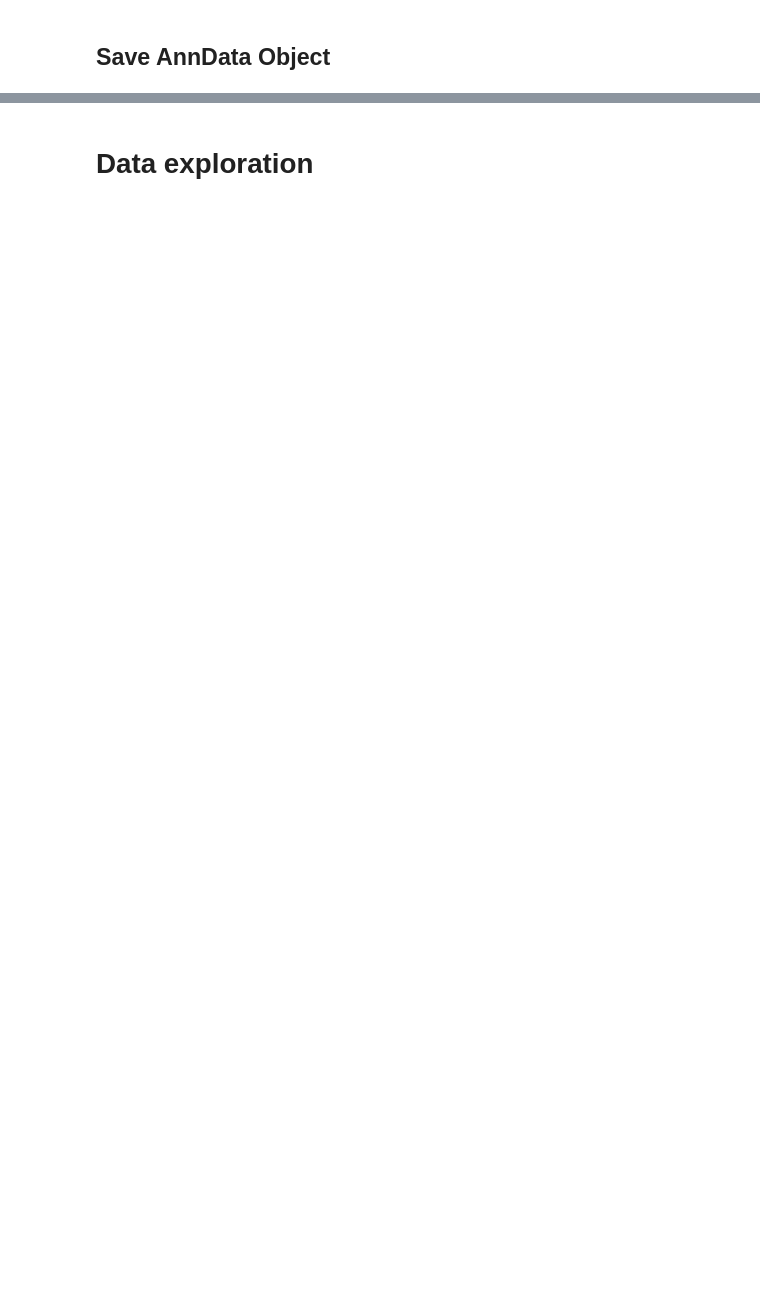
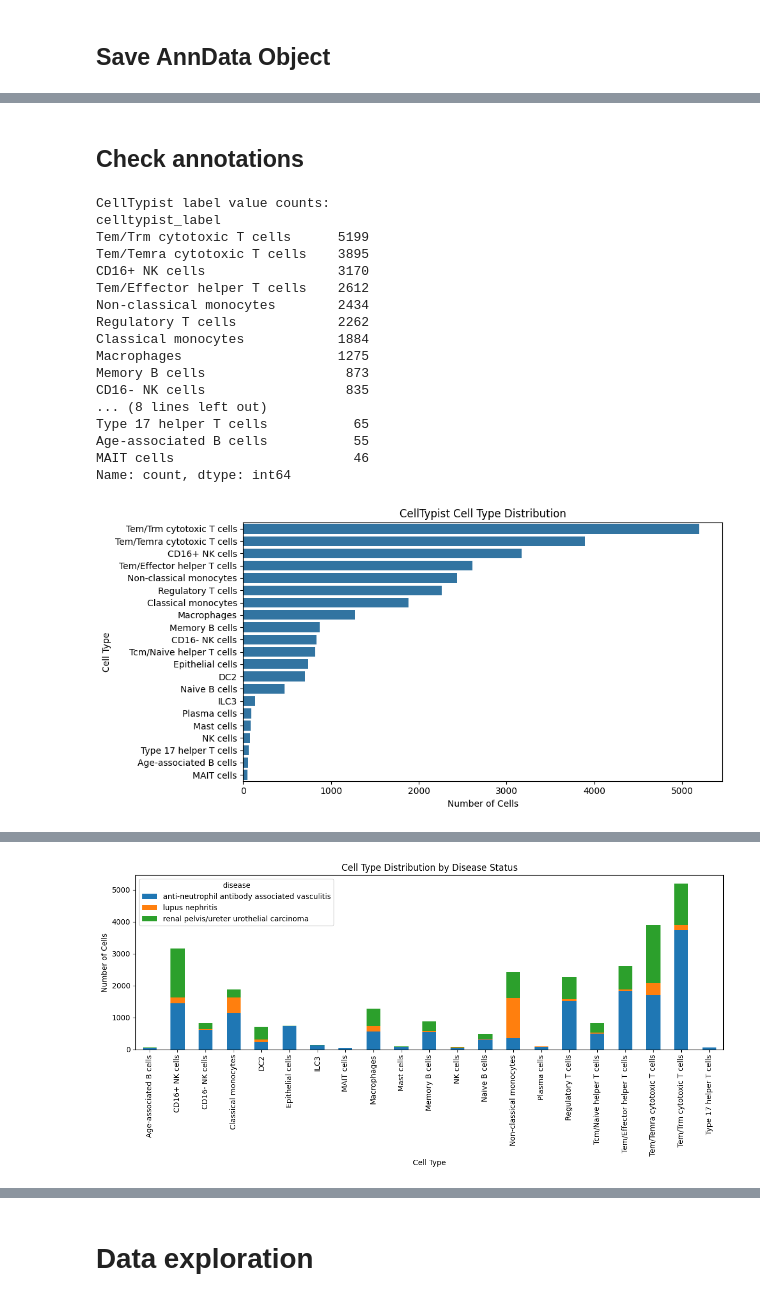
Before and after one commit to aumchampaneri/complement-receptor-blockade, a Jupyter notebook: local-notebooks/lupus-emtab.ipynb, the cells around one changed output, grey strips where cells are left out. Cells and saved outputs as stored; diff of their text form; code cells hidden in the pictures; blank space fills up the shorter version.

Commit message:
annotation and qc of emtab lupus data implementeted

```diff
--- a/local-notebooks/lupus-emtab.ipynb
+++ b/local-notebooks/lupus-emtab.ipynb
@@ -313,0 +322,20 @@ adata.write_h5ad(f"{PDIR}/lupus-emtab/input-data/lupus-emtab_processed.h5ad")
+# %%
+# Reset adata.X from adata.raw.X and apply normalization/log1p for CellTypist
+import numpy as np
+import scanpy as sc
+import scipy.sparse
+if hasattr(adata, 'raw') and adata.raw is not None:
+    print("Resetting adata.X from adata.raw.X (raw counts)...")
+    if scipy.sparse.issparse(adata.raw.X):
+        adata.X = adata.raw.X.toarray().copy()
+    else:
+        adata.X = adata.raw.X.copy()
+    print(f"After reset, min: {adata.X.min()}, max: {adata.X.max()}")
+    print("Normalizing total counts to 1e4 per cell...")
+    sc.pp.normalize_total(adata, target_sum=1e4)
+    print(f"After normalization, min: {adata.X.min()}, max: {adata.X.max()}")
+    print("Applying log1p transformation...")
+    sc.pp.log1p(adata)
+    print(f"After log1p, min: {adata.X.min()}, max: {adata.X.max()}")
+else:
+    print("No .raw attribute found. Cannot reset adata.X.")
@@ -313,0 +433,51 @@ adata.write_h5ad(f"{PDIR}/lupus-emtab/input-data/lupus-emtab_processed.h5ad")
+# %% [markdown]
+## Check annotations
+# %%
+# Check CellTypist annotations
+import pandas as pd
+import matplotlib.pyplot as plt
+import seaborn as sns
+
+# View unique cell types and counts
+print("CellTypist label value counts:")
+print(adata.obs["celltypist_label"].value_counts())
+
+# Plot cell type distribution
+plt.figure(figsize=(10, 5))
+sns.countplot(y=adata.obs["celltypist_label"], order=adata.obs["celltypist_label"].value_counts().index)
+plt.title("CellTypist Cell Type Distribution")
+plt.xlabel("Number of Cells")
+plt.ylabel("Cell Type")
+plt.tight_layout()
+plt.show()
+
+# Cross-tabulate cell type by disease
+if "disease" in adata.obs.columns:
+    ctab = pd.crosstab(adata.obs["celltypist_label"], adata.obs["disease"])
+    print("\nCell type by disease:")
+    print(ctab)
+    ctab.plot(kind="bar", stacked=True, figsize=(12, 6))
+    plt.title("Cell Type Distribution by Disease Status")
+    plt.xlabel("Cell Type")
+    plt.ylabel("Number of Cells")
+    plt.tight_layout()
+    plt.show()
+# %% [output]
+CellTypist label value counts:
+celltypist_label
+Tem/Trm cytotoxic T cells      5199
+Tem/Temra cytotoxic T cells    3895
+CD16+ NK cells                 3170
+Tem/Effector helper T cells    2612
+Non-classical monocytes        2434
+Regulatory T cells             2262
+Classical monocytes            1884
+Macrophages                    1275
+Memory B cells                  873
+CD16- NK cells                  835
+... (8 lines left out)
+Type 17 helper T cells           65
+Age-associated B cells           55
+MAIT cells                       46
+Name: count, dtype: int64
+[figure, added]
@@ -313,0 +501 @@ adata.write_h5ad(f"{PDIR}/lupus-emtab/input-data/lupus-emtab_processed.h5ad")
+[figure, added]
```
Also changed, not shown: parts of 16 cells of this notebook.
